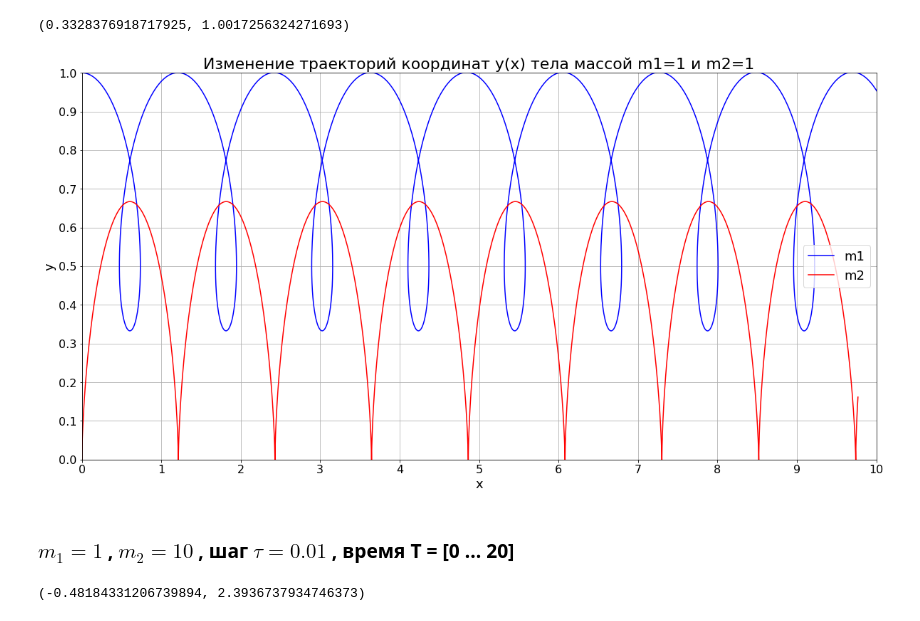
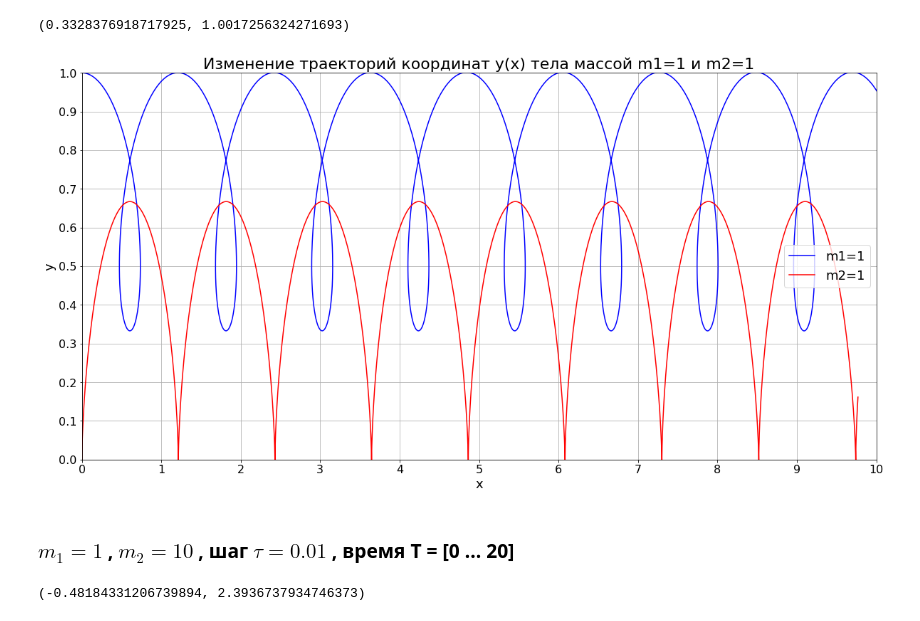
Before and after one commit to Arutyun007/MSU, a Jupyter notebook: Mathematical modeling 2022/dz2/dz2.ipynb, the cells around one changed output. Saved outputs shown, nothing was run; the diff lists cells and outputs as text; code cells hidden in the pictures.

```diff
--- a/Mathematical modeling 2022/dz2/dz2.ipynb
+++ b/Mathematical modeling 2022/dz2/dz2.ipynb
@@ -97,25 +97,22 @@ min(y1_1), max(y1_1)
 # %%
 # График траекторий координат y(x) при m1 = 1, m2 = 1
 xlim_min = 0.0
 xlim_max = 10.0
 ylim_min = 0.0
 ylim_max = 1.0
-#t = range(points)
-#t = [t[i]/(points-1) for i in range(len(t))]
-#print(t)
 plt.figure(figsize = (20,10))
 plt.axes(xlim=(xlim_min, xlim_max), ylim=(ylim_min, ylim_max))
 plt.title('Изменение траекторий координат y(x) тела массой m1=1 и m2=1', fontsize = 22)
 plt.xlabel('x', fontsize = 18)
 plt.ylabel('y', fontsize = 18)
 plt.grid(True)
 plt.plot(x1_1, y1_1, c = 'blue')
 plt.plot(x2_1, y2_1, c = 'red')
-plt.legend(['m1', 'm2'], loc = 'center right', fontsize = 18)
+plt.legend(['m1=1', 'm2=1'], loc = 'center right', fontsize = 18)
 plt.xticks(np.linspace(xlim_min, xlim_max, 11), fontsize = 16)
 plt.yticks(np.linspace(ylim_min, ylim_max, 11), fontsize = 16);
 # %% [output]
-[figure, old version]
+[figure, new version]
 # %% [markdown]
-###  $m_{1} = 1 $ , $ m_{2} = 10 $ , шаг  $ \tau = 0.01 $ , время T = [0 ... 20]
+###  $m_{1}=1 $ , $ m_{2}=10 $ , шаг  $ \tau=0.01 $ , время T = [0 ... 20]
 # %%
```
Also changed, not shown: parts of 11 cells of this notebook.
